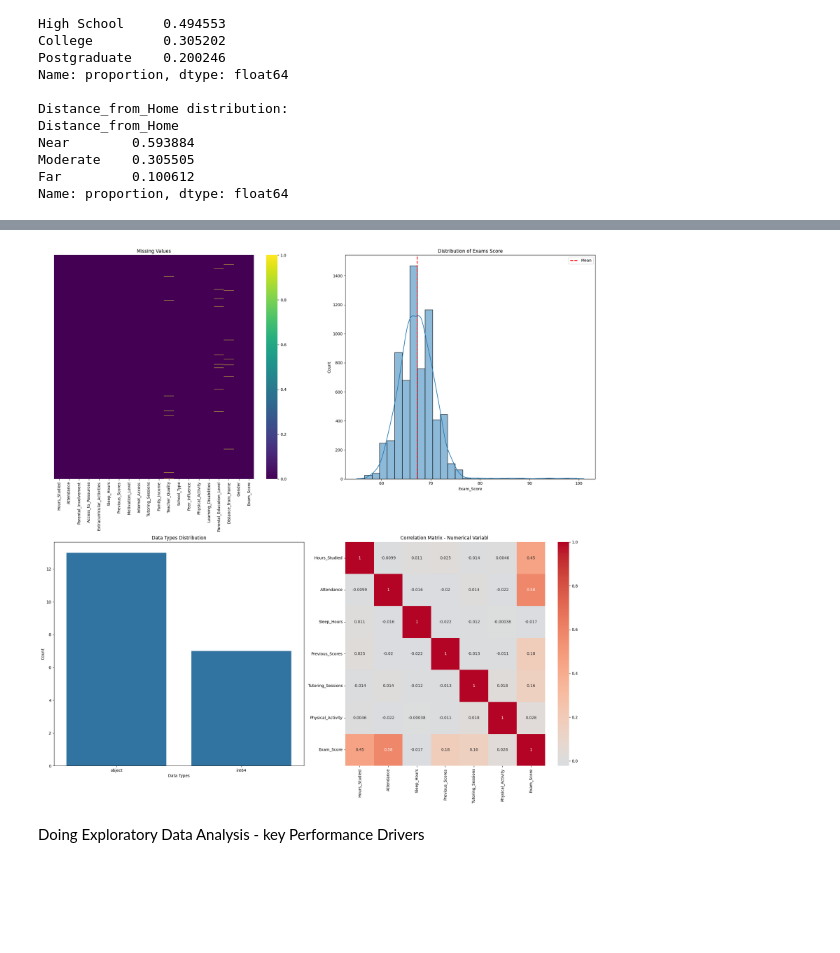
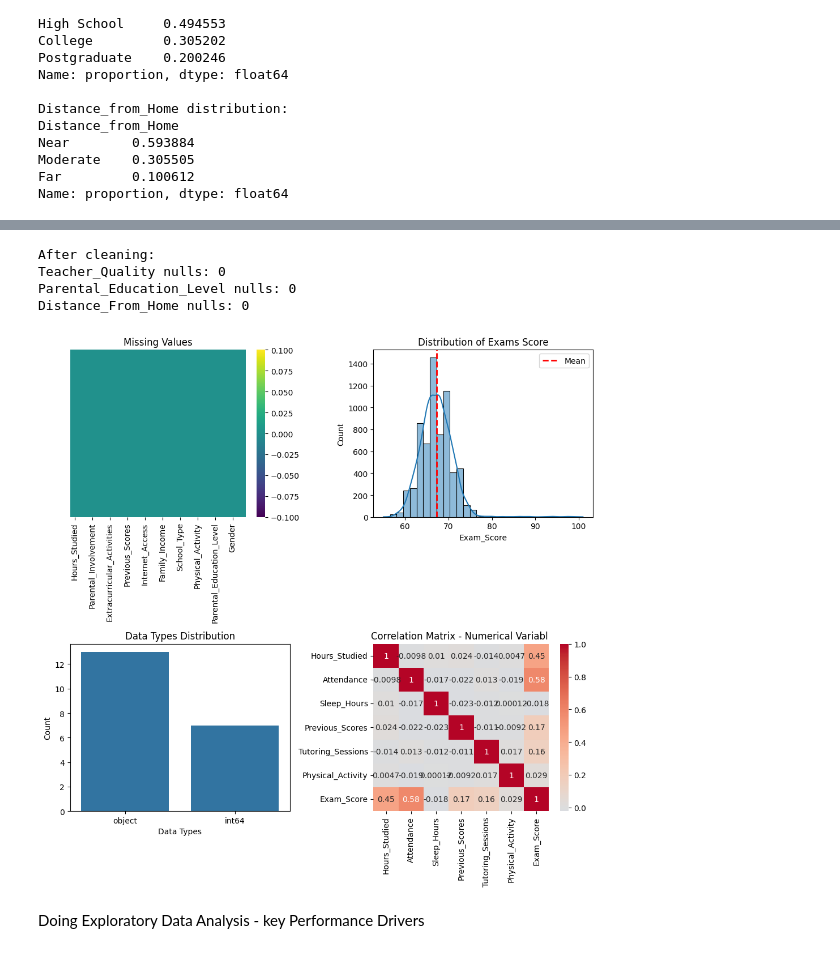
Before and after one commit to Bilal-Ali99/Student_score_prediction, a Jupyter notebook: main.ipynb, the cells around one changed output, grey strips where cells are left out. Drawn from its saved outputs; the diff is of its cells as text; code cells hidden in the pictures; blank space fills up the shorter version.

Commit message:
Removal of Missing Values | Data Quality Assessment | Exploratory Data Analysis

```diff
--- a/main.ipynb
+++ b/main.ipynb
@@ -129,36 +166,54 @@ Name: proportion, dtype: float64
+# %%
+# Removing the missing value in Distance_from_Home and replacing the  missing values in the Teacher_Quality and Parental_Eduaction_Level with the most repeatitive value so that the data is cleaned and meaningful
+
+df['Teacher_Quality'] = df['Teacher_Quality'].fillna(df['Teacher_Quality'].mode()[0])
+df['Parental_Education_Level'] = df['Parental_Education_Level'].fillna(df['Parental_Education_Level'].mode()[0])
+df = df.dropna(subset=['Distance_from_Home'])
+# %%
+# verifying that the missing value is droped and the replacing values are replaced
+
+print("\nAfter cleaning:")
+print("Teacher_Quality nulls:", df['Teacher_Quality'].isnull().sum())
+print("Parental_Education_Level nulls:", df['Parental_Education_Level'].isnull().sum())
+print("Distance_From_Home nulls:", df['Distance_from_Home'].isnull().sum())
+# %% [output]
+After cleaning:
+Teacher_Quality nulls: 0
+Parental_Education_Level nulls: 0
+Distance_From_Home nulls: 0
 # %%
-# Visualizing the missing values in the dataset
-fig , axes = plt.subplots(2,2,figsize = (20,20))
+# Verifying and visualizing the missing values in the dataset are removed
+fig , axes = plt.subplots(2,2,figsize = (10,10))
 sns.heatmap(df.isnull(), yticklabels=False , cbar=True, cmap='viridis', ax=axes[0,0])
 axes[0,0].set_title('Missing Values')
 
 
 
 # Distribution of Target variable
 sns.histplot(data=df, x='Exam_Score', bins=30, kde=True, ax=axes[0,1])
 axes[0,1].set_title('Distribution of Exams Score')
 axes[0,1].axvline(df['Exam_Score'].mean(), color='red', linestyle='dashed', linewidth=2, label='Mean')
 axes[0,1].legend()
 
 
 # Data Type Visualization
 
 data_types = df.dtypes.value_counts()
 sns.barplot(x=data_types.index, y=data_types.values, ax=axes[1,0])
 axes[1,0].set_title('Data Types Distribution')
 axes[1,0].set_xlabel('Data Types')
 axes[1,0].set_ylabel('Count')
 
 # Visualizing the Correlation Matrics for numerical values
 
 numerical_cols = df.select_dtypes(include = [np.number]).columns
 corr_matrix = df[numerical_cols].corr()
 sns.heatmap(corr_matrix, annot = True, cmap= 'coolwarm',center = 0, ax =axes[1,1])
 axes[1,1].set_title('Correlation Matrix - Numerical Variabl ')
 
 plt.tight_layout()
 plt.show()
 # %% [output]
-[figure, old version]
+[figure, new version]
 # %% [markdown]
 Doing Exploratory Data Analysis - key Performance Drivers
```
Also changed, not shown: parts of 12 cells of this notebook.
